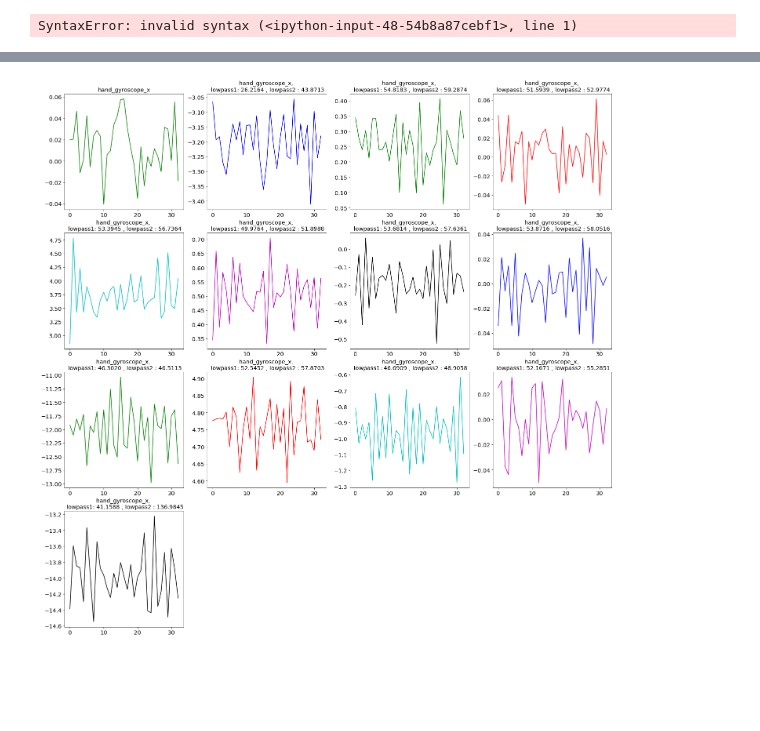
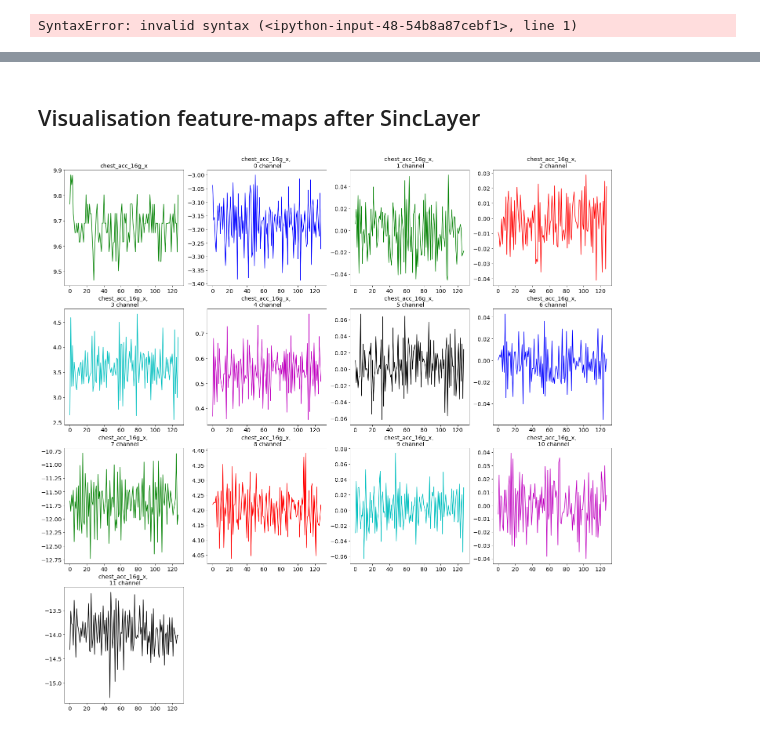
Before and after one commit to gogolgrind/skdl-sensors-har, a Jupyter notebook: pamap2.ipynb, the cells around one changed output, grey strips where cells are left out. Drawn from its saved outputs; the diff is of its cells as text; code cells hidden in the pictures; blank space fills up the shorter version.

Commit message:
sinc vizualisation 2

```diff
--- a/pamap2.ipynb
+++ b/pamap2.ipynb
@@ -659,3 +657,5 @@ torch.argmax(model(batch).softmax(-1),-1)
+# %% [markdown]
+## Visualisation  feature-maps after SincLayer
 # %%
 device = 'cuda'
 fs = 100
@@ -663,6 +663,7 @@ model = MultiSincLstmNet(device=device).to(device)
 sPATH = '/ksozykinraid/har-models/MultiSincLstmNet_12class_0.1178.pth'
 model.load_state_dict(torch.load(sPATH))
 model.eval();
+N_filt=12
 # %%
 with torch.no_grad():
     params = torch.stack(list(model.sincconv.parameters())).cpu().numpy()
@@ -699,17 +700,16 @@ params = {'legend.fontsize': 'x-large',
 pylab.rcParams.update(params)
 # %%
 with torch.no_grad():
-    k =  4## channel_id
-    n_viz_samples = 33
+    k =  10## channel_id
+    n_viz_samples  = 128
     figure(facecolor='white',figsize=(25,25))
     for i in range(N_filt+1):
         plt.subplot(4,4,i+1)
         if i == 0:
             plot(viz_data[k][:n_viz_samples],color='green')
             title(subjects[0].columns[k-1])
         else:
-            title("%s, \n lowpass1: %.4f , lowpass2 : %.4f" %(subjects[0].columns[k-1],filt_beg_freq[k][i-1],
-                                                              filt_end_freq[k][i-1]))
+            title("%s, \n %d channel" %(subjects[0].columns[k-1],i-1))
             plot(viz_sinc[k][i-1][:n_viz_samples],color=next(cycol))
 # %% [output]
-[figure, old version]
+[figure, new version]
```
Also changed, not shown: parts of 1 cell of this notebook.
